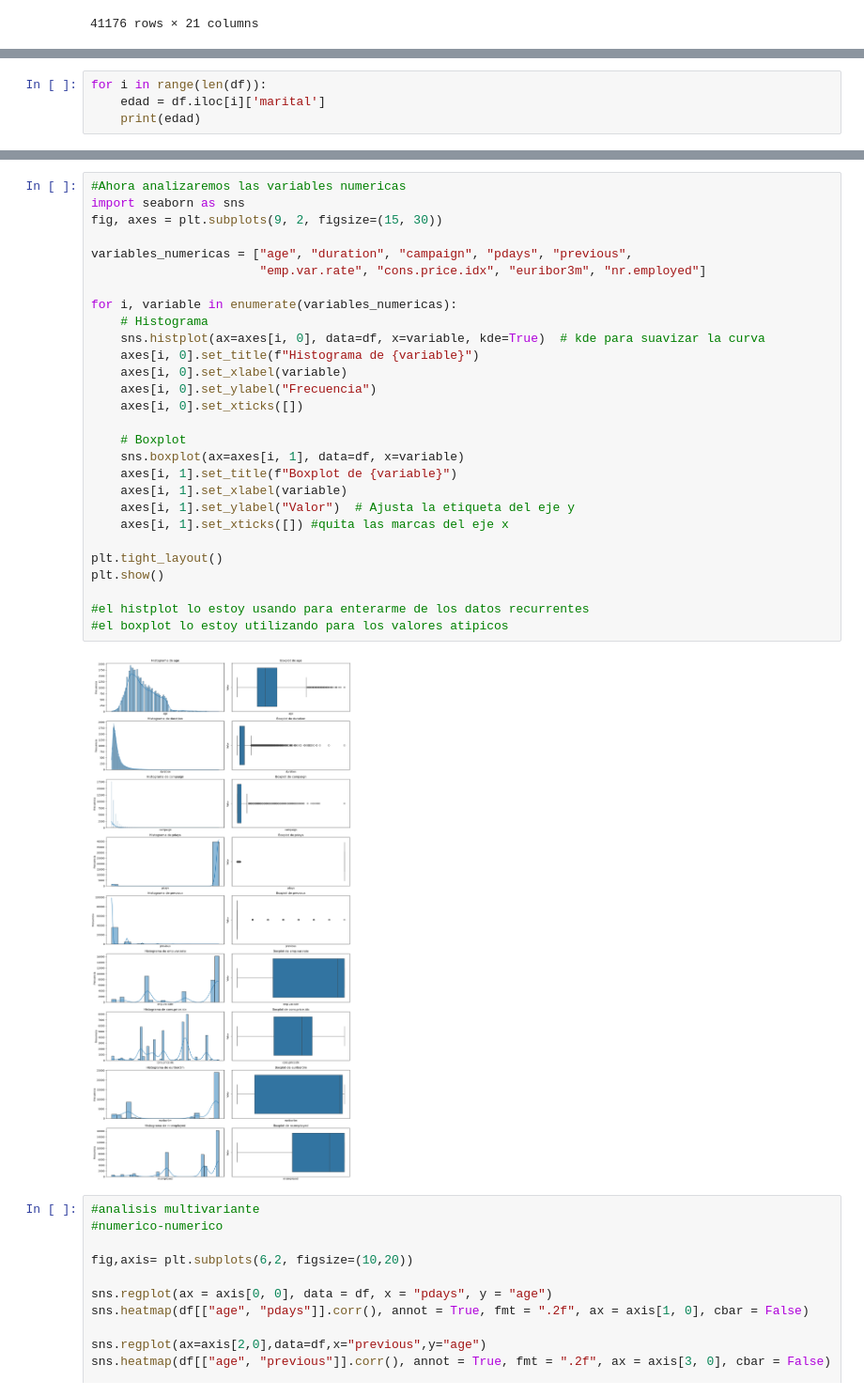
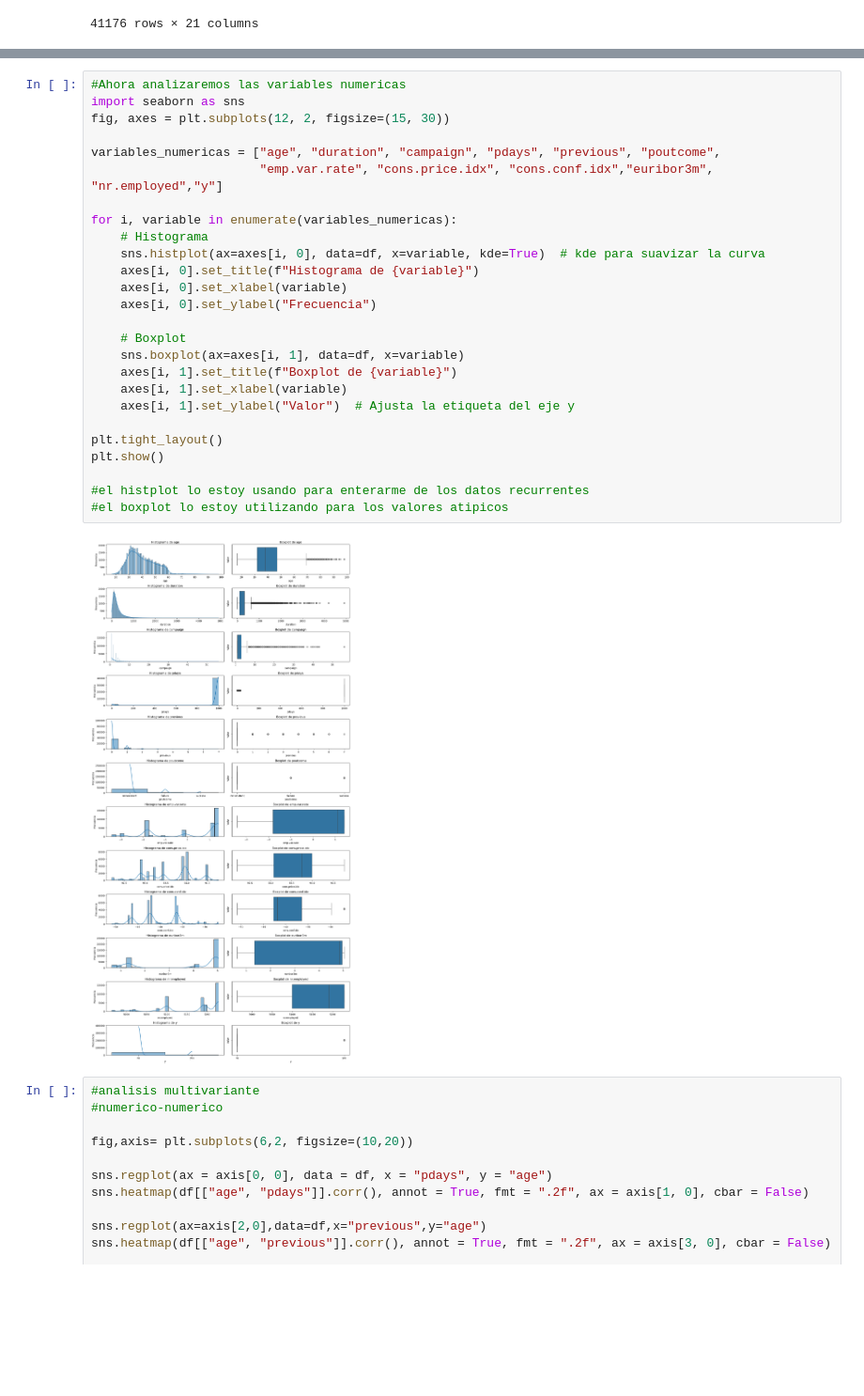
Before and after one commit to Valenfrc/machine-learning, a Jupyter notebook: src/explore.ipynb, the cells around one changed output, grey strips where cells are left out. Shown at 94% size. Saved outputs shown, nothing was run; the diff lists cells and outputs as text; blank space fills up the shorter version.

```diff
--- a/src/explore.ipynb
+++ b/src/explore.ipynb
@@ -135,4 +157,0 @@ plt.show()
-# %%
-for i in range(len(df)):
-    edad = df.iloc[i]['marital']
-    print(edad)
@@ -157,33 +158,31 @@ married
 # %%
 #Ahora analizaremos las variables numericas
 import seaborn as sns
-fig, axes = plt.subplots(9, 2, figsize=(15, 30))
+fig, axes = plt.subplots(12, 2, figsize=(15, 30))
 
-variables_numericas = ["age", "duration", "campaign", "pdays", "previous",
-                       "emp.var.rate", "cons.price.idx", "euribor3m", "nr.employed"]
+variables_numericas = ["age", "duration", "campaign", "pdays", "previous", "poutcome",
+                       "emp.var.rate", "cons.price.idx", "cons.conf.idx","euribor3m", "nr.employed","y"]
 
 for i, variable in enumerate(variables_numericas):
     # Histograma
     sns.histplot(ax=axes[i, 0], data=df, x=variable, kde=True)  # kde para suavizar la curva
     axes[i, 0].set_title(f"Histograma de {variable}")
     axes[i, 0].set_xlabel(variable)
     axes[i, 0].set_ylabel("Frecuencia")
-    axes[i, 0].set_xticks([])
 
     # Boxplot
     sns.boxplot(ax=axes[i, 1], data=df, x=variable)
     axes[i, 1].set_title(f"Boxplot de {variable}")
     axes[i, 1].set_xlabel(variable)
     axes[i, 1].set_ylabel("Valor")  # Ajusta la etiqueta del eje y
-    axes[i, 1].set_xticks([]) #quita las marcas del eje x
 
 plt.tight_layout()
 plt.show()
 
 #el histplot lo estoy usando para enterarme de los datos recurrentes
 #el boxplot lo estoy utilizando para los valores atipicos
 # %% [output]
-[figure, old version]
+[figure, new version]
 # %%
 #analisis multivariante
 #numerico-numerico
```
Also changed, not shown: parts of 6 cells of this notebook.
